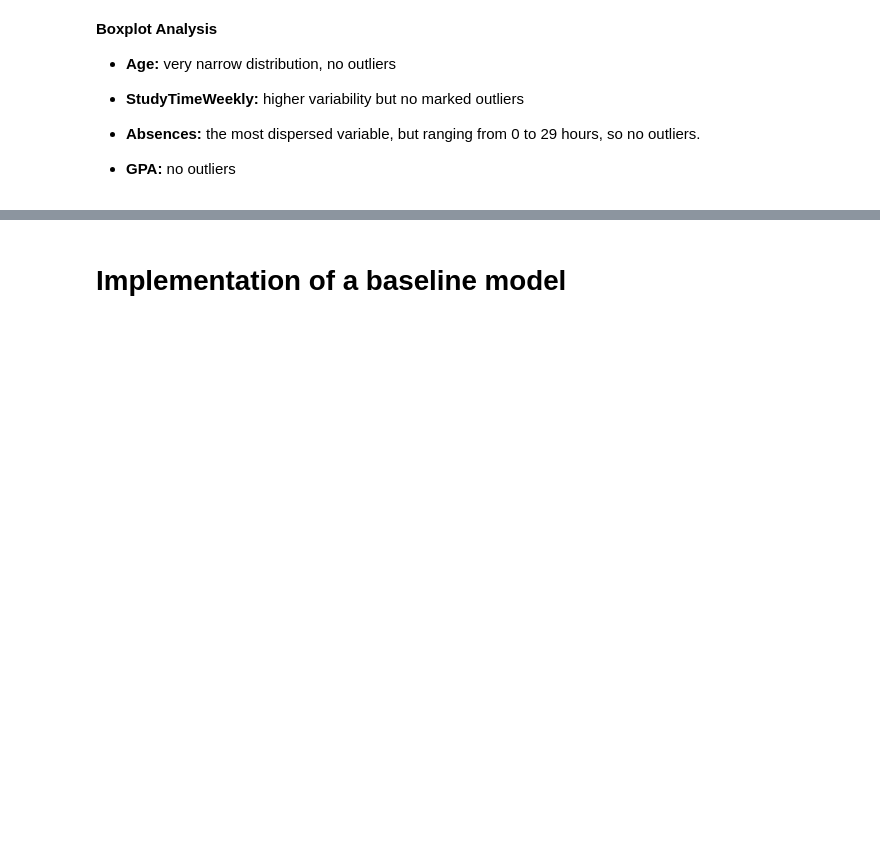
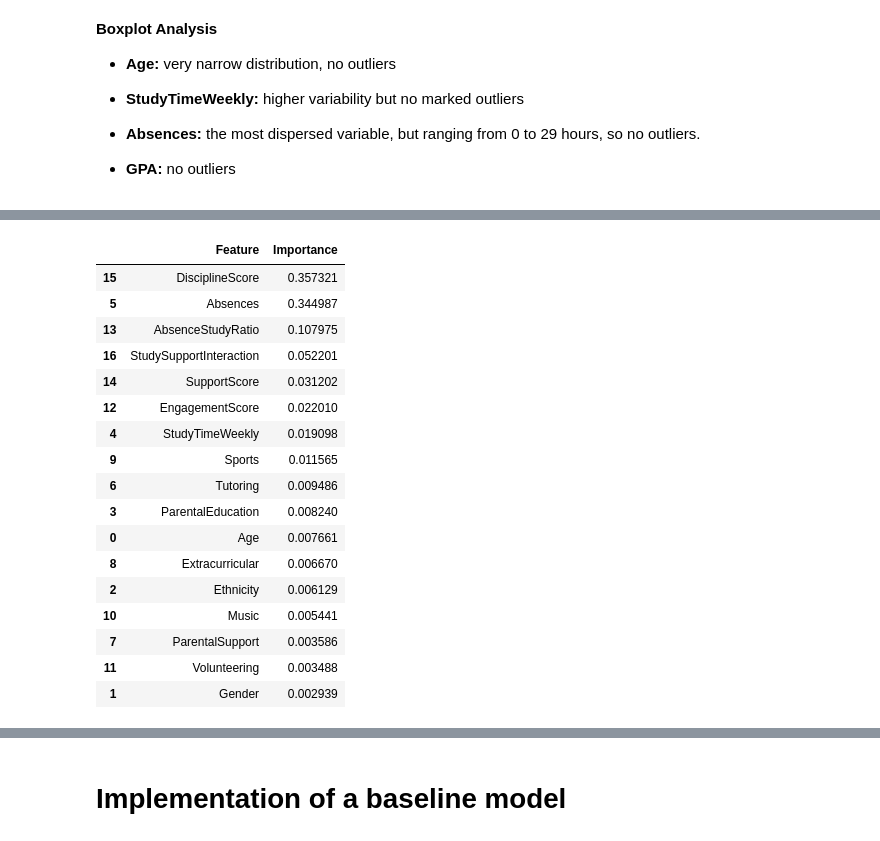
Before and after one commit to lilian95520/ML-Predicting-high-school-student-performance, a Jupyter notebook: Projet_ML_version2.ipynb, the cells around one changed output, grey strips where cells are left out. Saved outputs shown, nothing was run; the diff lists cells and outputs as text; code cells hidden in the pictures; blank space fills up the shorter version.

```diff
--- a/Projet_ML_version2.ipynb
+++ b/Projet_ML_version2.ipynb
@@ -556,0 +568,2 @@ plt.show()
+# %%
+df["AbsenceStudyRatio"]=df["Absences"]/(df["StudyTimeWeekly"]+1)
@@ -556,0 +581,2 @@ plt.show()
+# %%
+df["StudySupportInteraction"] = df["StudyTimeWeekly"] * df["ParentalSupport"]
@@ -556,0 +593,46 @@ plt.show()
+# %%
+# Séparer X et y
+X = df.drop(columns=["GPA","GradeClass"])   # <-- mettre ta variable cible ici
+y = df["GradeClass"]
+
+# Train-test split
+from sklearn.model_selection import train_test_split
+X_train, X_test, y_train, y_test = train_test_split(X, y, test_size=0.2, random_state=42)
+
+# Modèle Random Forest
+from sklearn.ensemble import RandomForestRegressor
+
+rf = RandomForestRegressor(n_estimators=300, random_state=42)
+rf.fit(X_train, y_train)
+
+# Importance des variables
+importances = rf.feature_importances_
+features = X.columns
+
+# On met dans un dataframe
+import pandas as pd
+fi = pd.DataFrame({
+    "Feature": features,
+    "Importance": importances
+}).sort_values(by="Importance", ascending=False)
+
+fi
+# %% [output]
+|  | Feature | Importance |
+| 15 | DisciplineScore | 0.357321 |
+| 5 | Absences | 0.344987 |
+| 13 | AbsenceStudyRatio | 0.107975 |
+| 16 | StudySupportInteraction | 0.052201 |
+| 14 | SupportScore | 0.031202 |
+| 12 | EngagementScore | 0.022010 |
+| 4 | StudyTimeWeekly | 0.019098 |
+| 9 | Sports | 0.011565 |
+| 6 | Tutoring | 0.009486 |
+| 3 | ParentalEducation | 0.008240 |
+| 0 | Age | 0.007661 |
+| 8 | Extracurricular | 0.006670 |
+| 2 | Ethnicity | 0.006129 |
+| 10 | Music | 0.005441 |
+| 7 | ParentalSupport | 0.003586 |
+| 11 | Volunteering | 0.003488 |
+| 1 | Gender | 0.002939 |
```
Also changed, not shown: parts of 12 cells of this notebook.
